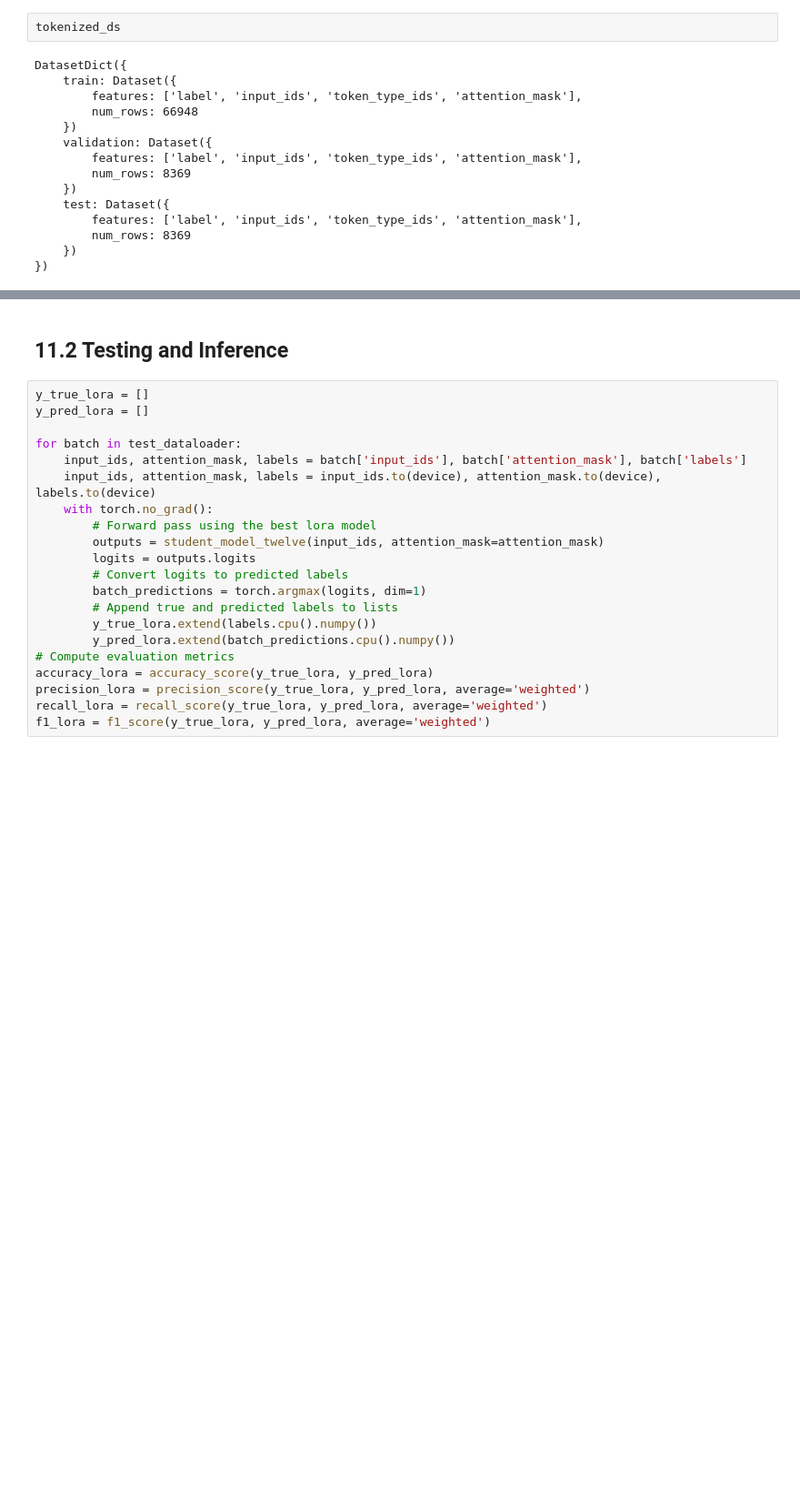
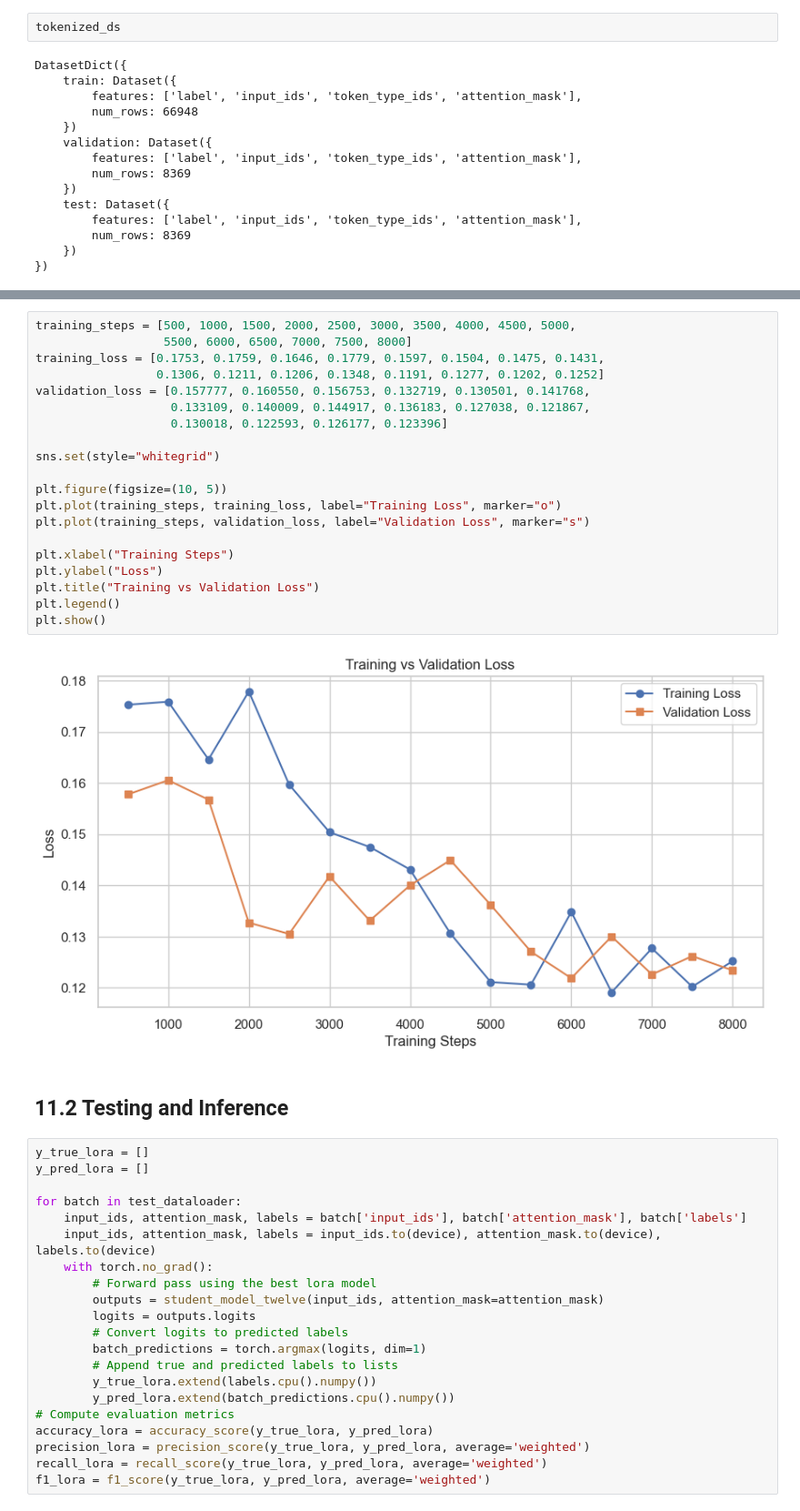
Before and after one commit to Bidhan-Bajracharya/NLP, a Jupyter notebook: A7/main.ipynb, the cells around one changed output, grey strips where cells are left out. Shown: that part at 91% size. Saved outputs shown, nothing was run; the diff lists cells and outputs as text; blank space fills up the shorter version.

```diff
--- a/A7/main.ipynb
+++ b/A7/main.ipynb
@@ -1157,3 +1157,25 @@ The model seems to be overfitting - detailed analysis in respective section.
+# %%
+training_steps = [500, 1000, 1500, 2000, 2500, 3000, 3500, 4000, 4500, 5000,
+                  5500, 6000, 6500, 7000, 7500, 8000]
+training_loss = [0.1753, 0.1759, 0.1646, 0.1779, 0.1597, 0.1504, 0.1475, 0.1431,
+                 0.1306, 0.1211, 0.1206, 0.1348, 0.1191, 0.1277, 0.1202, 0.1252]
+validation_loss = [0.157777, 0.160550, 0.156753, 0.132719, 0.130501, 0.141768,
+                   0.133109, 0.140009, 0.144917, 0.136183, 0.127038, 0.121867,
+                   0.130018, 0.122593, 0.126177, 0.123396]
+
+sns.set(style="whitegrid")
+
+plt.figure(figsize=(10, 5))
+plt.plot(training_steps, training_loss, label="Training Loss", marker="o")
+plt.plot(training_steps, validation_loss, label="Validation Loss", marker="s")
+
+plt.xlabel("Training Steps")
+plt.ylabel("Loss")
+plt.title("Training vs Validation Loss")
+plt.legend()
+plt.show()
+# %% [output]
+[figure, added]
 # %% [markdown]
 ## 11.2 Testing and Inference
 # %%
```
Also changed, not shown: parts of 12 cells of this notebook, 6 other files.
